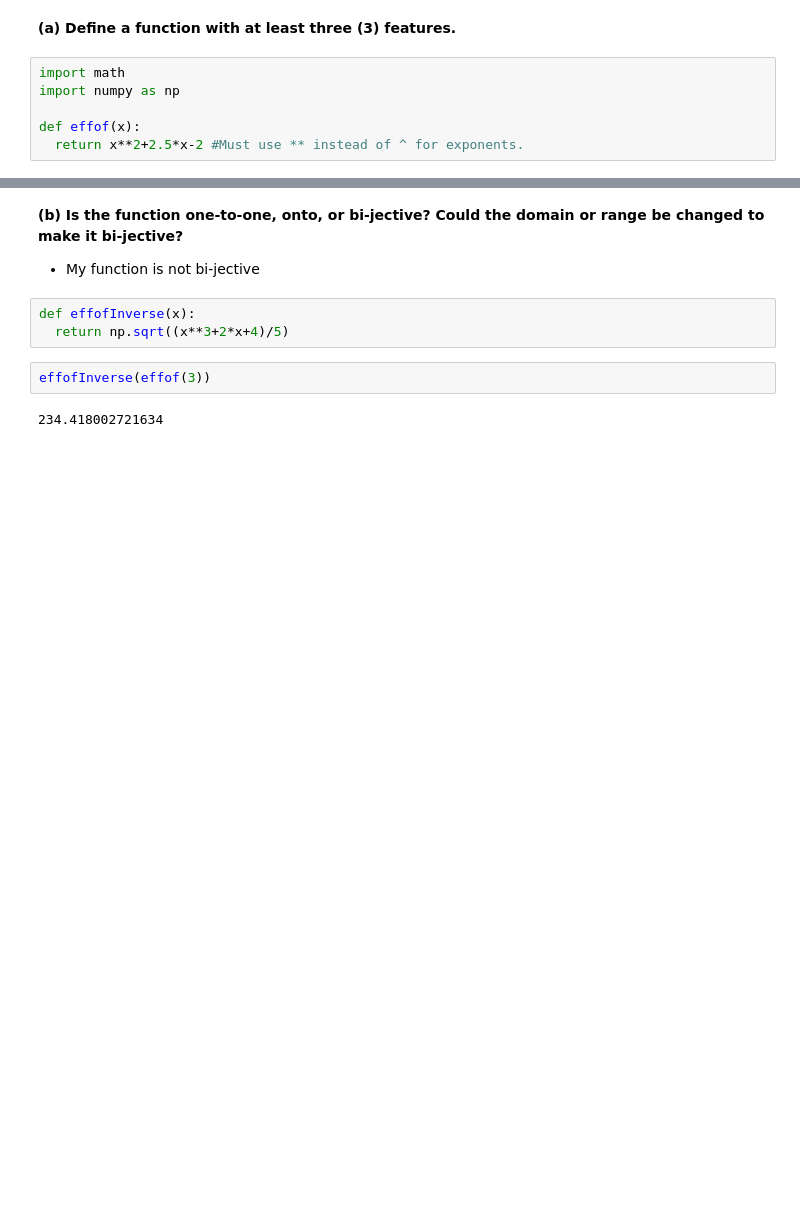
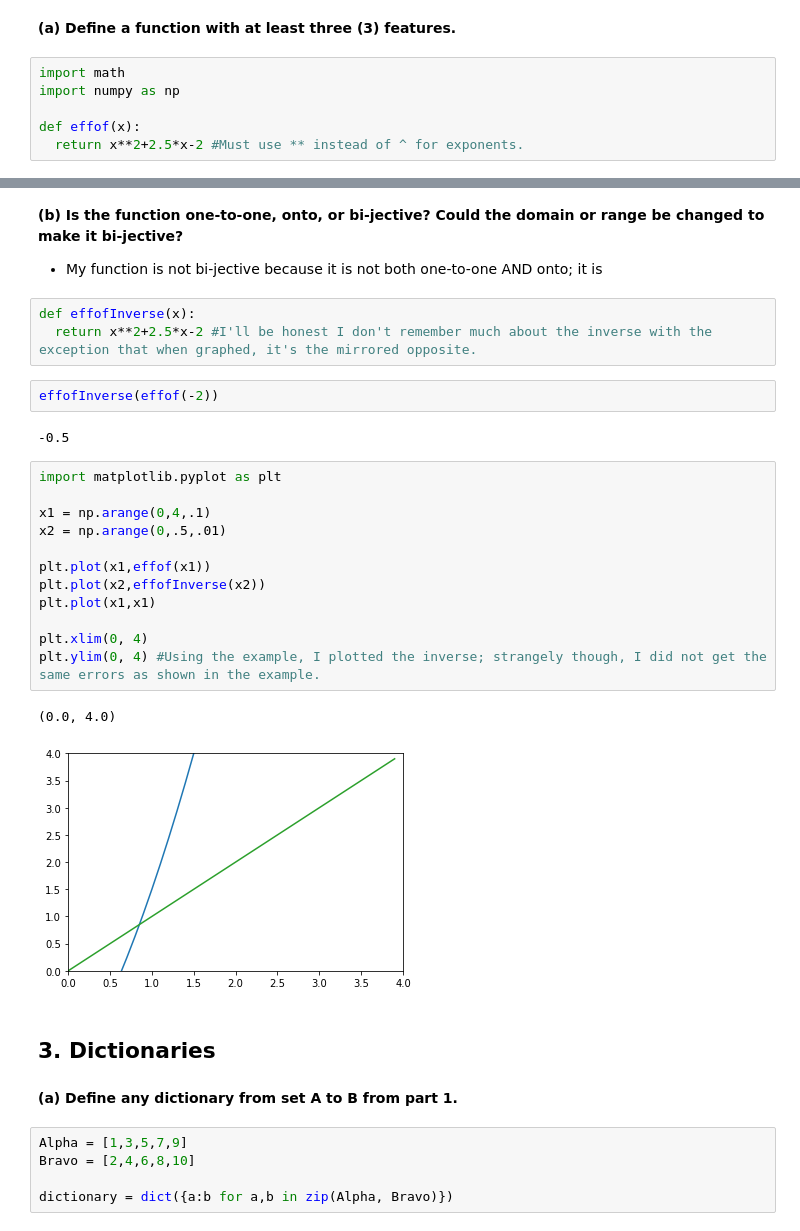
Before and after one commit to samnmil76/Discrete_Math, a Jupyter notebook: ProjectPart1.ipynb, the cells around one changed output, grey strips where cells are left out. Drawn from its saved outputs; the diff is of its cells as text; blank space fills up the shorter version.

```diff
--- a/ProjectPart1.ipynb
+++ b/ProjectPart1.ipynb
@@ -227,11 +227,35 @@ plt.plot(x,effof(x))
 # %% [markdown]
 **(b) Is the function one-to-one, onto, or bi-jective?  Could the domain or range be changed to make it bi-jective?**
 
-- My function is not bi-jective
+- My function is not bi-jective because it is not both one-to-one AND onto; it is
-# %%
-def effofInverse(x):
-  return np.sqrt((x**3+2*x+4)/5)
+# %%
+def effofInverse(x):
+  return x**2+2.5*x-2 #I'll be honest I don't remember much about the inverse with the exception that when graphed, it's the mirrored opposite.
 # %%
-effofInverse(effof(3))
+effofInverse(effof(-2))
 # %% [output]
-234.418002721634
+-0.5
+# %%
+import matplotlib.pyplot as plt
+
+x1 = np.arange(0,4,.1)
+x2 = np.arange(0,.5,.01)
+
+plt.plot(x1,effof(x1))
+plt.plot(x2,effofInverse(x2))
+plt.plot(x1,x1)
+
+plt.xlim(0, 4)
+plt.ylim(0, 4) #Using the example, I plotted the inverse; strangely though, I did not get the same errors as shown in the example.
+# %% [output]
+(0.0, 4.0)
+[figure, added]
+# %% [markdown]
+## 3. Dictionaries
+# %% [markdown]
+**(a) Define any dictionary from set A to B from part 1.**
+# %%
+Alpha = [1,3,5,7,9]
+Bravo = [2,4,6,8,10]
+
+dictionary = dict({a:b for a,b in zip(Alpha, Bravo)})
```
Also changed, not shown: parts of 21 cells of this notebook.
